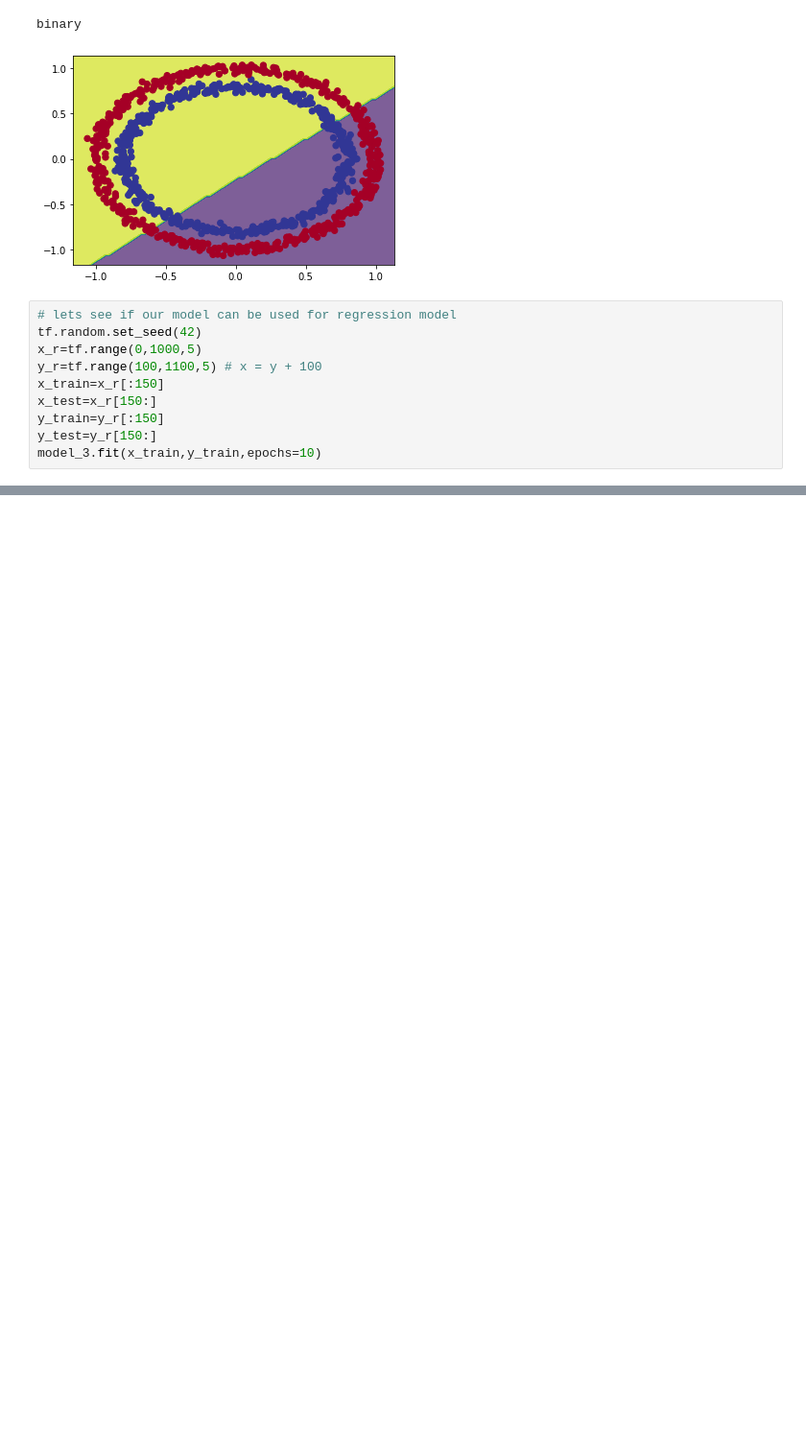
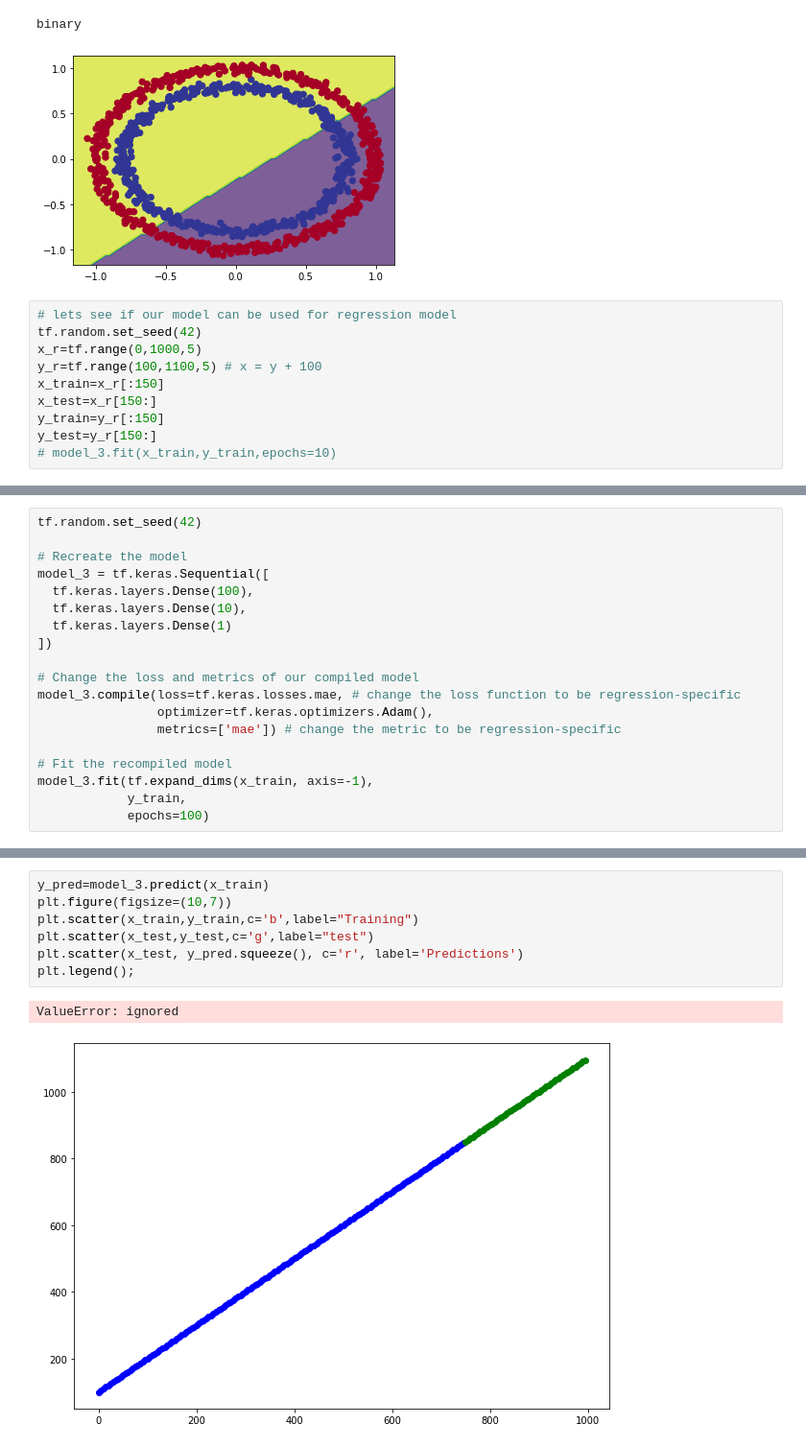
Before and after one commit to Henil21/Ml_collab, a Jupyter notebook: Neural_network_classification_tensorflow.ipynb, the cells around one changed output, grey strips where cells are left out. Shown: that part at 96% size. Saved outputs shown, nothing was run; the diff lists cells and outputs as text; blank space fills up the shorter version.

```diff
--- a/Neural_network_classification_tensorflow.ipynb
+++ b/Neural_network_classification_tensorflow.ipynb
@@ -220,4 +220,4 @@ x_train=x_r[:150]
 x_test=x_r[150:]
 y_train=y_r[:150]
 y_test=y_r[150:]
-model_3.fit(x_train,y_train,epochs=10)
+# model_3.fit(x_train,y_train,epochs=10)
@@ -227,0 +224,19 @@ ValueError: ignored
+# %%
+tf.random.set_seed(42)
+
+# Recreate the model
+model_3 = tf.keras.Sequential([
+  tf.keras.layers.Dense(100),
+  tf.keras.layers.Dense(10),
+  tf.keras.layers.Dense(1)
+])
+
+# Change the loss and metrics of our compiled model
+model_3.compile(loss=tf.keras.losses.mae, # change the loss function to be regression-specific
+                optimizer=tf.keras.optimizers.Adam(),
+                metrics=['mae']) # change the metric to be regression-specific
+
+# Fit the recompiled model
+model_3.fit(tf.expand_dims(x_train, axis=-1),
+            y_train,
+            epochs=100)
@@ -227,0 +262,10 @@ ValueError: ignored
+# %%
+y_pred=model_3.predict(x_train)
+plt.figure(figsize=(10,7))
+plt.scatter(x_train,y_train,c='b',label="Training")
+plt.scatter(x_test,y_test,c='g',label="test")
+plt.scatter(x_test, y_pred.squeeze(), c='r', label='Predictions')
+plt.legend();
+# %% [output]
+ValueError: ignored
+[figure, added]
```
Also changed, not shown: parts of 5 cells of this notebook.
